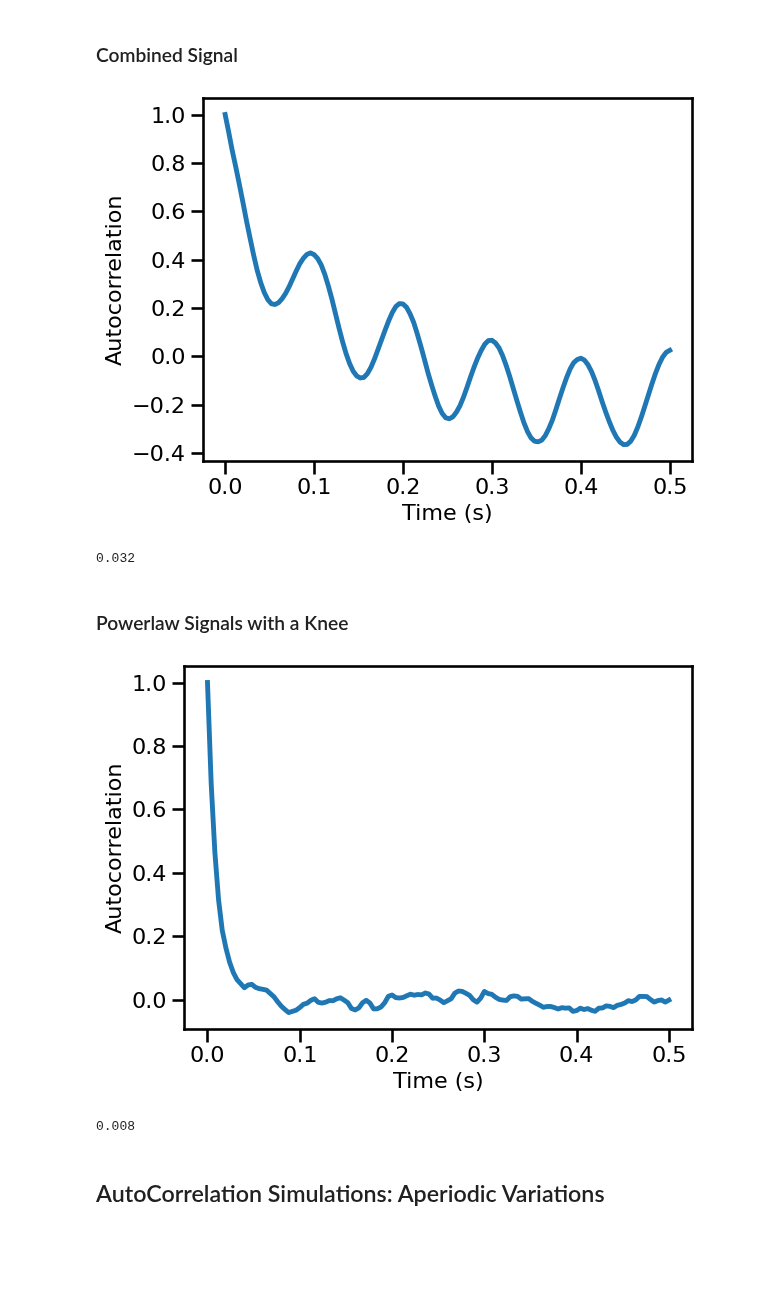
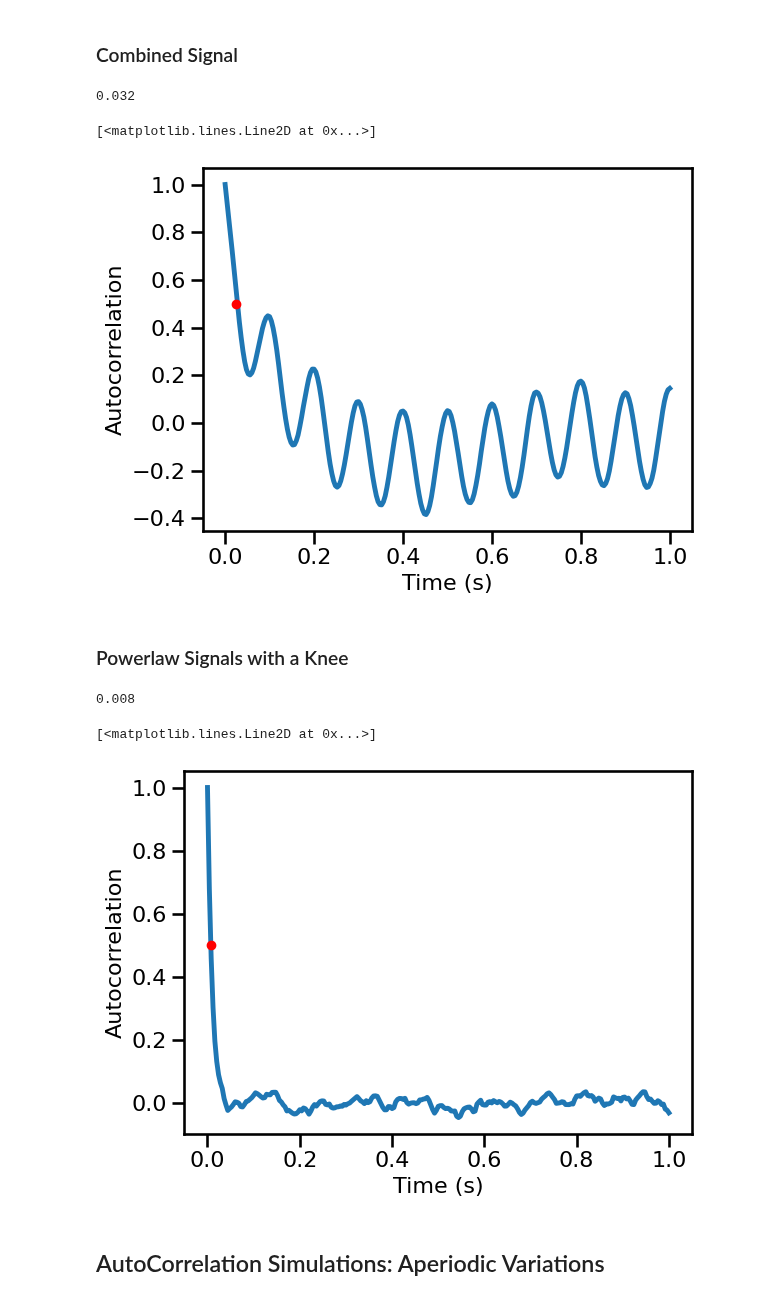
Before and after one commit to AperiodicMethods/AperiodicMethods, a Jupyter notebook: notebooks/21-AutoCorrelation.ipynb, the cells around one changed output. Drawn from its saved outputs; the diff is of its cells as text; code cells hidden in the pictures; blank space fills up the shorter version.

```diff
--- a/notebooks/21-AutoCorrelation.ipynb
+++ b/notebooks/21-AutoCorrelation.ipynb
@@ -33,9 +33,12 @@ import seaborn as sns
 sns.set_context('talk')
 # %% [markdown]
 ## Settings
+# %%
+# Add sampling rate to settings
+AC_DECAY_PARAMS['fs'] = FS
 # %%
-# Set custom max lag time for autocorrelation
-AC_PARAMS['max_lag'] = 125
+# # Set custom max lag time for autocorrelation
+# AC_PARAMS['max_lag'] = 125
 # %%
 # Custom settings for autocorrelation - downsample frequencies and powers
 FREQS2 = np.arange(5, 40, 10)
@@ -119,33 +128,39 @@ autocorr_decay_time(SIG_OSC, **AC_DECAY_PARAMS)
 # %%
 # Calculate autocorrelation
 times, sig_comb_ac = compute_autocorr(SIG_COMB, **AC_PARAMS)
+# %%
+# Compute decay rate time
+comb_decay = autocorr_decay_time(SIG_COMB, **AC_DECAY_PARAMS)
+comb_decay
+# %% [output]
+0.032
 # %%
 # Plot the autocorrelation across time delays
 plot_lines(times / FS, sig_comb_ac, **PLT_KWARGS,
            save_fig=SAVE_FIG, file_name='ac_comb' + EXT, file_path=FIGPATH)
+plt.gca().plot(osc_decay, AC_DECAY_PARAMS['level'], '.', ms=12, color='red')
 # %% [output]
+[<matplotlib.lines.Line2D at 0x...>]
-[figure, old version]
+[figure, new version]
-# %%
-# Check decay rate time
-autocorr_decay_time(SIG_COMB, **AC_DECAY_PARAMS)
-# %% [output]
-0.032
 # %% [markdown]
 ### Powerlaw Signals with a Knee
 # %%
 # Calculate autocorrelation
 times, sig_kn_ac = compute_autocorr(SIG_KN, **AC_PARAMS)
+# %%
+# Compute decay rate time
+kn_decay = autocorr_decay_time(SIG_KN, **AC_DECAY_PARAMS)
+kn_decay
+# %% [output]
+0.008
 # %%
 # Plot the autocorrelation across time delays
 plot_lines(times / FS, sig_kn_ac, **PLT_KWARGS,
            save_fig=SAVE_FIG, file_name='ac_knee' + EXT, file_path=FIGPATH)
+plt.gca().plot(kn_decay, AC_DECAY_PARAMS['level'], '.', ms=12, color='red')
 # %% [output]
+[<matplotlib.lines.Line2D at 0x...>]
-[figure, old version]
+[figure, new version]
-# %%
-# Check decay rate time
-autocorr_decay_time(SIG_KN, **AC_DECAY_PARAMS)
-# %% [output]
-0.008
 # %% [markdown]
 ## AutoCorrelation Simulations: Aperiodic Variations
 # %% [markdown]
```
Also changed, not shown: parts of 16 cells of this notebook.
